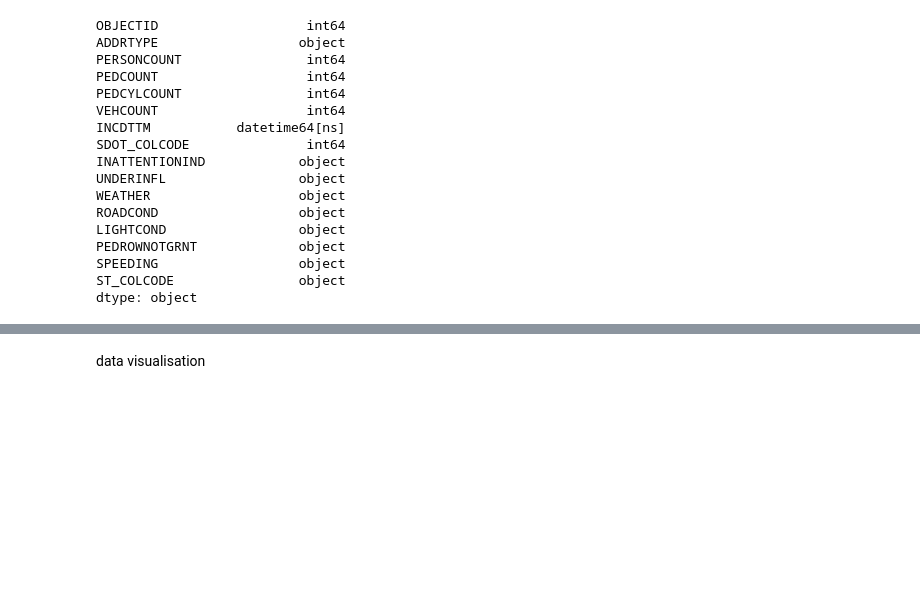
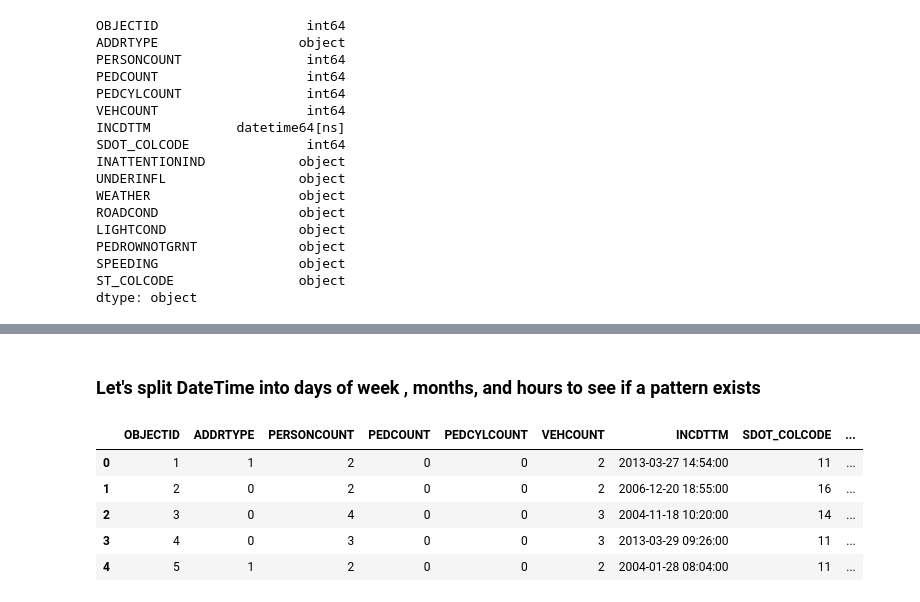
Before and after one commit to vinitdeswal/Coursera_Capstone, a Jupyter notebook: SEATTLE Road Collisions.ipynb, the cells around one changed output, grey strips where cells are left out. Saved outputs shown, nothing was run; the diff lists cells and outputs as text; code cells hidden in the pictures; blank space fills up the shorter version.

```diff
--- a/SEATTLE Road Collisions.ipynb
+++ b/SEATTLE Road Collisions.ipynb
@@ -343,3 +363,15 @@ ST_COLCODE                 int64
 dtype: object
-# %% [markdown]
-data visualisation
+# %% [markdown]
+### Let's split DateTime into days of week , months, and hours to see if a pattern exists
+# %%
+df_pred['DAYOFWEEK'] = df_pred['INCDTTM'].dt.dayofweek
+df_pred['MONTH'] = df_pred['INCDTTM'].dt.month
+df_pred['HOUR'] = df_pred['INCDTTM'].dt.hour
+df_pred.head()
+# %% [output]
+|  | OBJECTID | ADDRTYPE | PERSONCOUNT | PEDCOUNT | PEDCYLCOUNT | VEHCOUNT | INCDTTM | SDOT_COLCODE | ... |
+| 0 | 1 | 1 | 2 | 0 | 0 | 2 | 2013-03-27 14:54:00 | 11 | ... |
+| 1 | 2 | 0 | 2 | 0 | 0 | 2 | 2006-12-20 18:55:00 | 16 | ... |
+| 2 | 3 | 0 | 4 | 0 | 0 | 3 | 2004-11-18 10:20:00 | 14 | ... |
+| 3 | 4 | 0 | 3 | 0 | 0 | 3 | 2013-03-29 09:26:00 | 11 | ... |
+| 4 | 5 | 1 | 2 | 0 | 0 | 2 | 2004-01-28 08:04:00 | 11 | ... |
```
Also changed, not shown: parts of 63 cells of this notebook.
